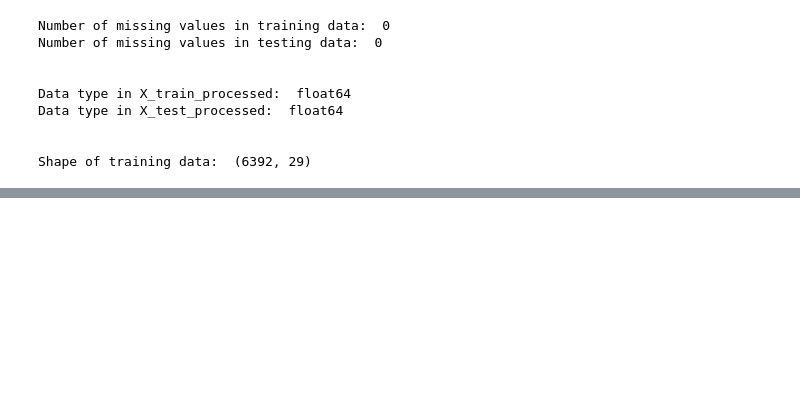
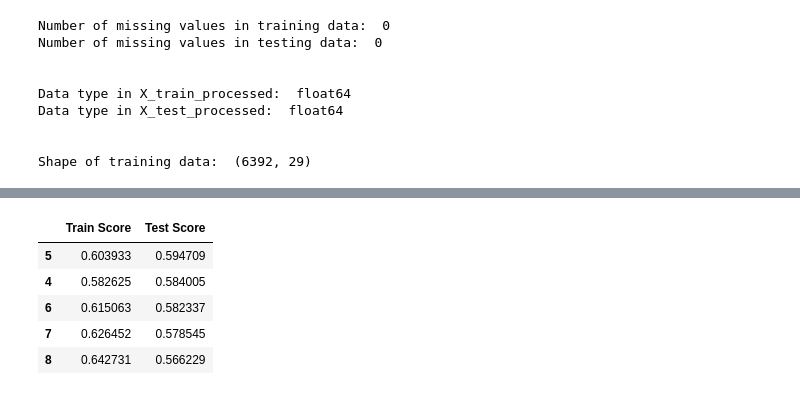
Before and after one commit to sheha919/Coding-Dojo-Project1, a Jupyter notebook: sales_prediction_ml.ipynb, the cells around one changed output, grey strips where cells are left out. Saved outputs shown, nothing was run; the diff lists cells and outputs as text; code cells hidden in the pictures; blank space fills up the shorter version.

```diff
--- a/sales_prediction_ml.ipynb
+++ b/sales_prediction_ml.ipynb
@@ -298,0 +517,11 @@ Shape of training data:  (6392, 29)
+# %%
+#sorting scores according to the test score
+scores = scores.sort_values(by = 'Test Score', ascending = False)
+scores.head()
+# %% [output]
+|  | Train Score | Test Score |
+| 5 | 0.603933 | 0.594709 |
+| 4 | 0.582625 | 0.584005 |
+| 6 | 0.615063 | 0.582337 |
+| 7 | 0.626452 | 0.578545 |
+| 8 | 0.642731 | 0.566229 |
```
Also changed, not shown: parts of 47 cells of this notebook.
